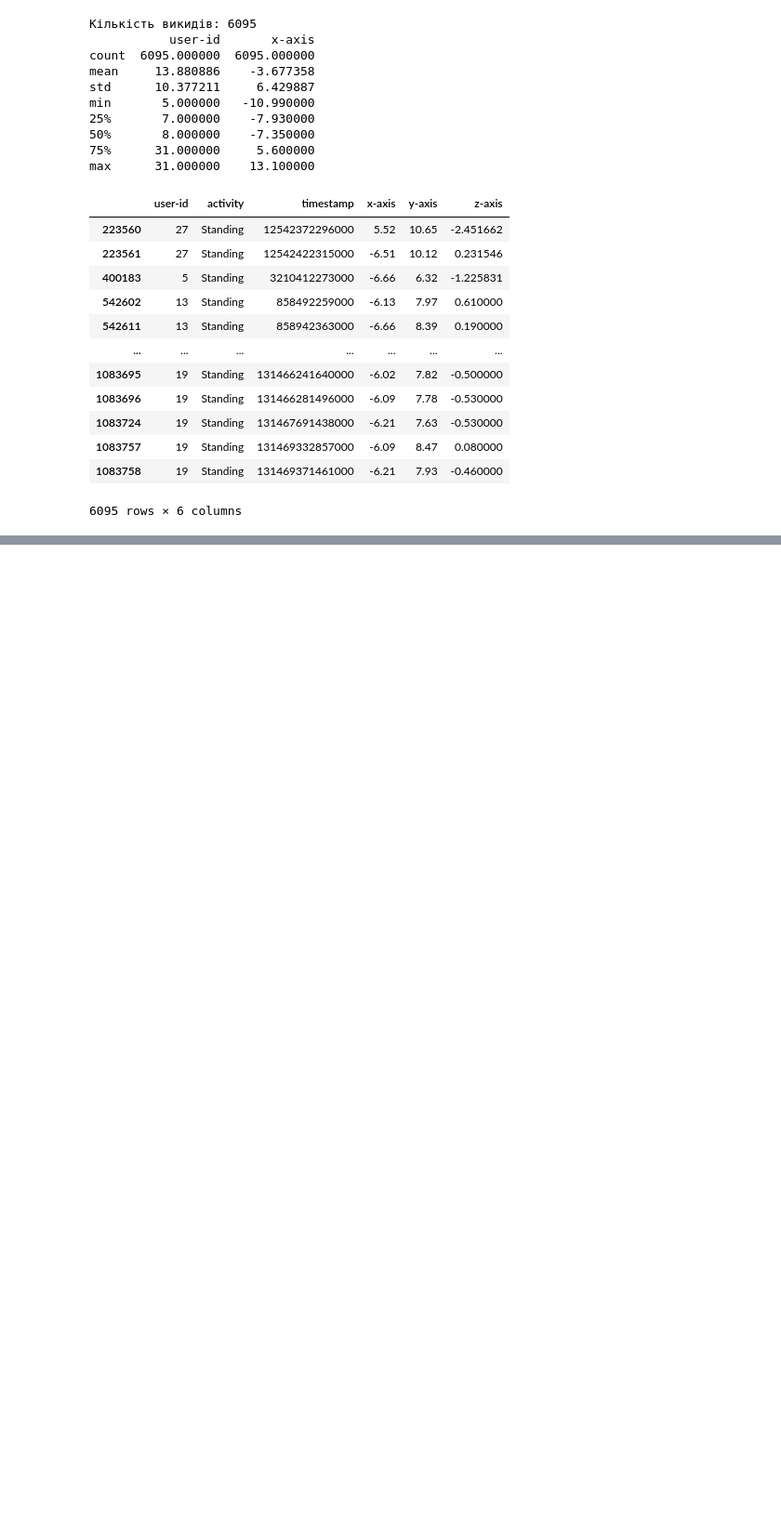
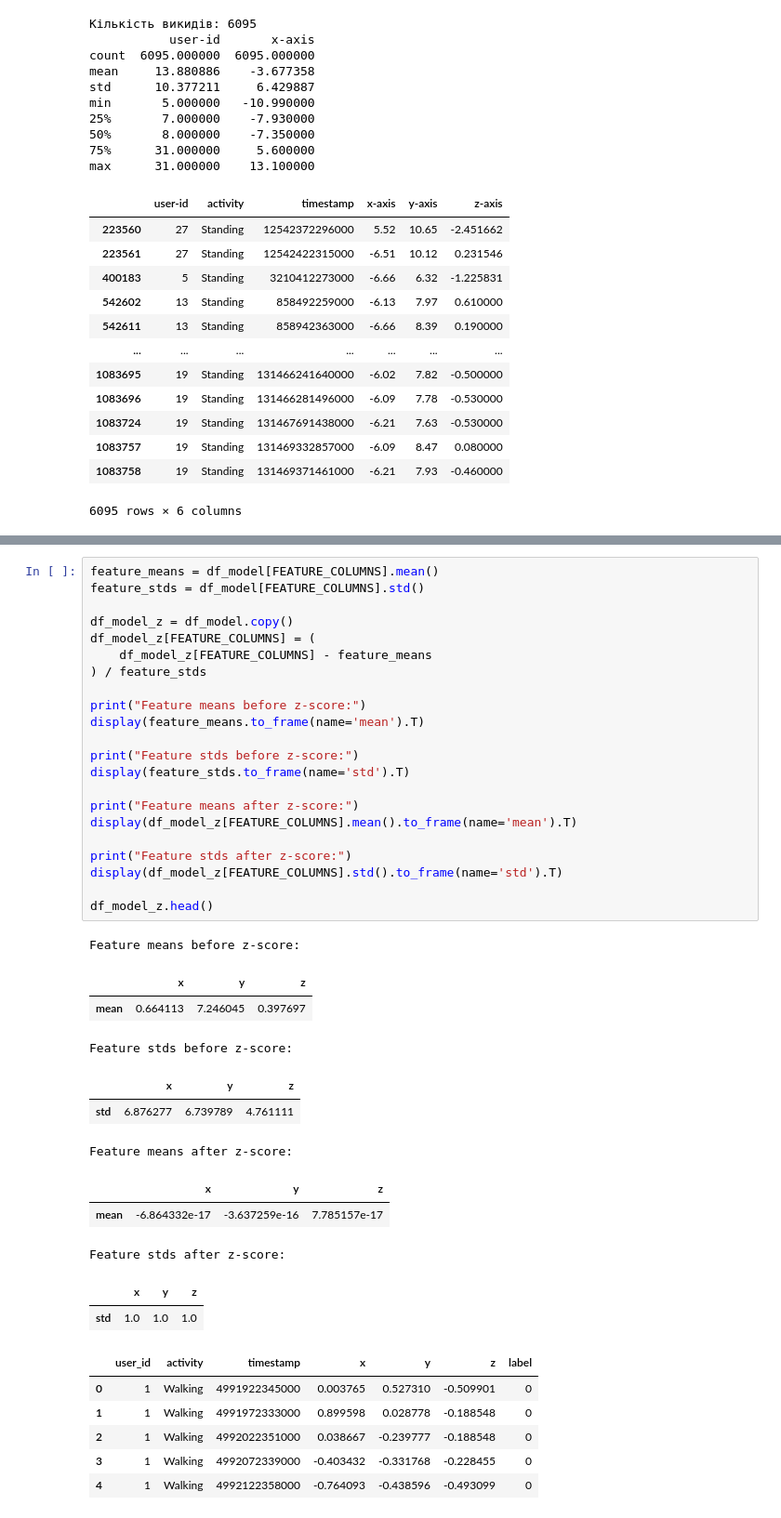
Before and after one commit to loo00r/esp32_cl_har, a Jupyter notebook: notebooks/CNN_training.ipynb, the cells around one changed output, grey strips where cells are left out. Shown at 93% size. Drawn from its saved outputs; the diff is of its cells as text; blank space fills up the shorter version.

```diff
--- a/notebooks/CNN_training.ipynb
+++ b/notebooks/CNN_training.ipynb
@@ -171,0 +230,41 @@ max      31.000000    13.100000
+# %%
+feature_means = df_model[FEATURE_COLUMNS].mean()
+feature_stds = df_model[FEATURE_COLUMNS].std()
+
+df_model_z = df_model.copy()
+df_model_z[FEATURE_COLUMNS] = (
+    df_model_z[FEATURE_COLUMNS] - feature_means
+) / feature_stds
+
+print("Feature means before z-score:")
+display(feature_means.to_frame(name='mean').T)
+
+print("Feature stds before z-score:")
+display(feature_stds.to_frame(name='std').T)
+
+print("Feature means after z-score:")
+display(df_model_z[FEATURE_COLUMNS].mean().to_frame(name='mean').T)
+
+print("Feature stds after z-score:")
+display(df_model_z[FEATURE_COLUMNS].std().to_frame(name='std').T)
+
+df_model_z.head()
+# %% [output]
+Feature means before z-score:
+|  | x | y | z |
+| mean | 0.664113 | 7.246045 | 0.397697 |
+Feature stds before z-score:
+|  | x | y | z |
+| std | 6.876277 | 6.739789 | 4.761111 |
+Feature means after z-score:
+|  | x | y | z |
+| mean | -6.864332e-17 | -3.637259e-16 | 7.785157e-17 |
+Feature stds after z-score:
+|  | x | y | z |
+| std | 1.0 | 1.0 | 1.0 |
+|  | user_id | activity | timestamp | x | y | z | label |
+| 0 | 1 | Walking | 4991922345000 | 0.003765 | 0.527310 | -0.509901 | 0 |
+| 1 | 1 | Walking | 4991972333000 | 0.899598 | 0.028778 | -0.188548 | 0 |
+| 2 | 1 | Walking | 4992022351000 | 0.038667 | -0.239777 | -0.188548 | 0 |
+| 3 | 1 | Walking | 4992072339000 | -0.403432 | -0.331768 | -0.228455 | 0 |
+| 4 | 1 | Walking | 4992122358000 | -0.764093 | -0.438596 | -0.493099 | 0 |
```
Also changed, not shown: parts of 6 cells of this notebook, 1 other file.
